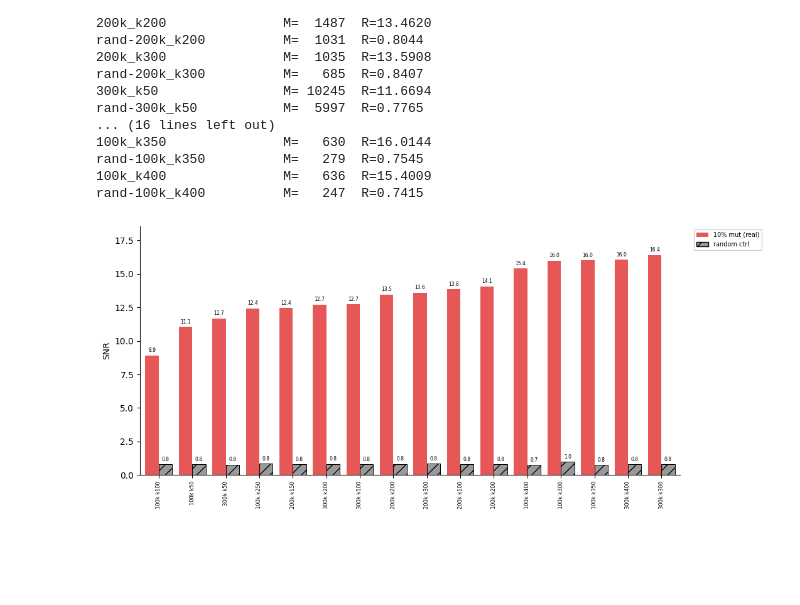
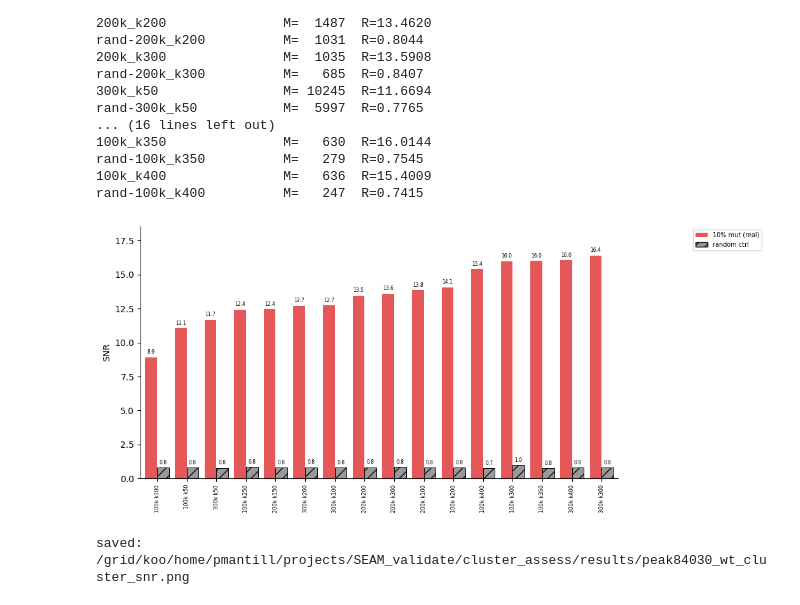
Before and after one commit to pabmantilla/SEAM_validate, a Jupyter notebook: cluster_assess/scripts/cluster_scatter.ipynb, the cells around one changed output. Saved outputs shown, nothing was run; the diff lists cells and outputs as text; code cells hidden in the pictures; blank space fills up the shorter version.

Commit message:
wt cluster quality

```diff
--- a/cluster_assess/scripts/cluster_scatter.ipynb
+++ b/cluster_assess/scripts/cluster_scatter.ipynb
@@ -96,36 +96,38 @@ def grouped_bar(valdict, ylabel, title, savename, fmt="{:.1f}", errdict=None, hi
     reals = [l for l in valdict if not l.startswith("rand-")]
     order = sorted(reals, key=lambda l: valdict[l], reverse=not higher_better)   # best real rightmost
     xs    = list(range(len(order)))
     W     = 0.4                                                 # half-width offset for the paired bars
     real_color = colorsys.hsv_to_rgb(0.0, 0.62, 0.90)          # single mut rate (10%) -> one color
     def err(l): return errdict[l] if (errdict and l in errdict) else 0
     ymax  = max(valdict[l] + err(l) for l in valdict)
     fig, ax = plt.subplots(figsize=(max(8, 0.55 * len(order) + 2), 4.8))
     for xi, l in zip(xs, order):
         rl = "rand-" + l
         ax.bar(xi - W / 2, valdict[l], width=W, color=real_color, edgecolor="none",
                yerr=(err(l) if errdict else None), capsize=2, error_kw=dict(elinewidth=0.7, ecolor="0.25"))
         ax.text(xi - W / 2, valdict[l] + err(l) + ymax * 0.01, fmt.format(valdict[l]), ha="center", va="bottom", fontsize=5.5)
         if rl in valdict:                                      # matched random control, just to the right
             ax.bar(xi + W / 2, valdict[rl], width=W, color="0.6", hatch="//", edgecolor="black", linewidth=0.7,
                    yerr=(err(rl) if errdict else None), capsize=2, error_kw=dict(elinewidth=0.7, ecolor="0.25"))
             ax.text(xi + W / 2, valdict[rl] + err(rl) + ymax * 0.01, fmt.format(valdict[rl]),
                     ha="center", va="bottom", fontsize=5.5)
     ax.set_xticks(xs)
     ax.set_xticklabels([f"{basel(l)} k{kof(l)}" for l in order], rotation=90, fontsize=6)
     ax.set_ylabel(ylabel); ax.set_ylim(0, ymax * 1.13); ax.margins(x=0.01)
     ax.spines[["top", "right"]].set_visible(False)
     handles = [Patch(facecolor=real_color, label="10% mut (real)"),
                Patch(facecolor="0.6", edgecolor="black", hatch="//", label="random ctrl")]
-    ax.legend(handles=handles, fontsize=7, loc="upper left", bbox_to_anchor=(1.02, 1), framealpha=0.9)
+    ax.legend(handles=handles, fontsize=7, loc="upper left", bbox_to_anchor=(1.15, 1), framealpha=0.9)
     fig.tight_layout()
-    fig.savefig(OUT / savename, dpi=150, bbox_inches="tight")
+    fig.savefig(OUT / savename, dpi=300, bbox_inches="tight")
     plt.show()
+    print("saved:", OUT / savename)
 
 grouped_bar(scatter, r"SNR",
             f"{REF_SEQ} — WT-cluster signal-to-noise", f"{REF_SEQ}_wt_cluster_snr.png")
 # %% [output]
-[figure, old version]
+[figure, new version]
+saved: /grid/koo/home/pmantill/projects/SEAM_validate/cluster_assess/results/peak84030_wt_cluster_snr.png
 # %%
 # Neighboring-cluster version of the Euclidean SNR: same R = ||fbar_c||^2 / mean_i ||f_i - fbar_c||^2,
 # computed per cluster c (excluding the WT cluster), then averaged +/- std across clusters.
```
Also changed, not shown: parts of 11 cells of this notebook.
